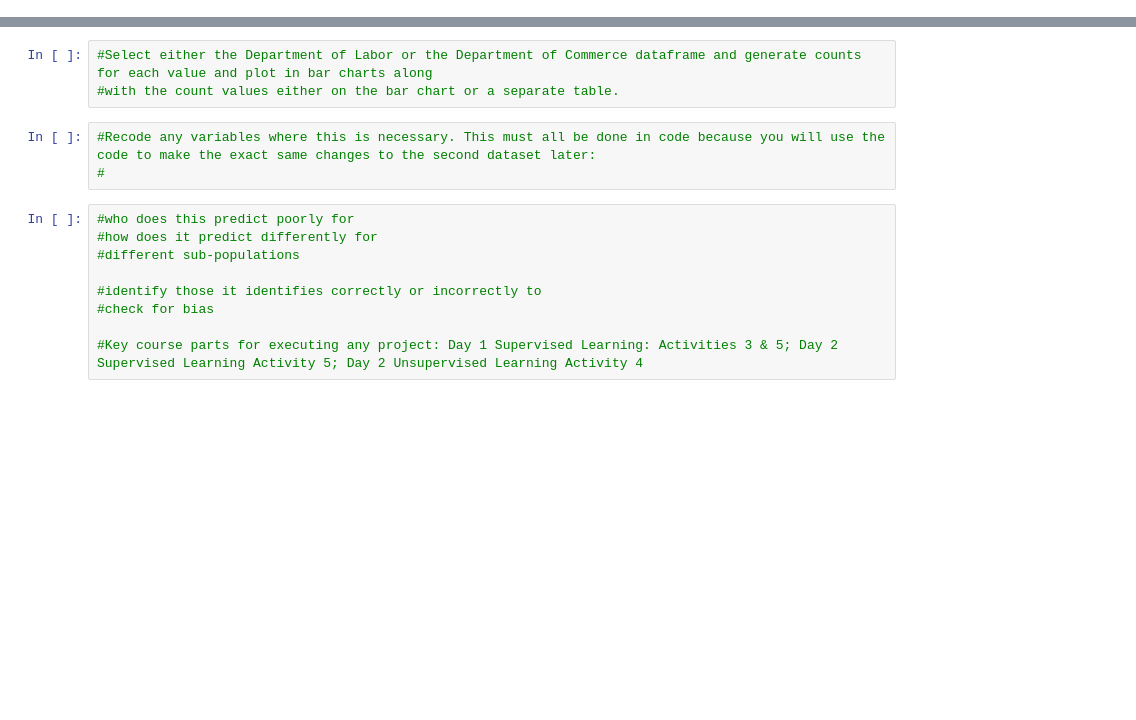
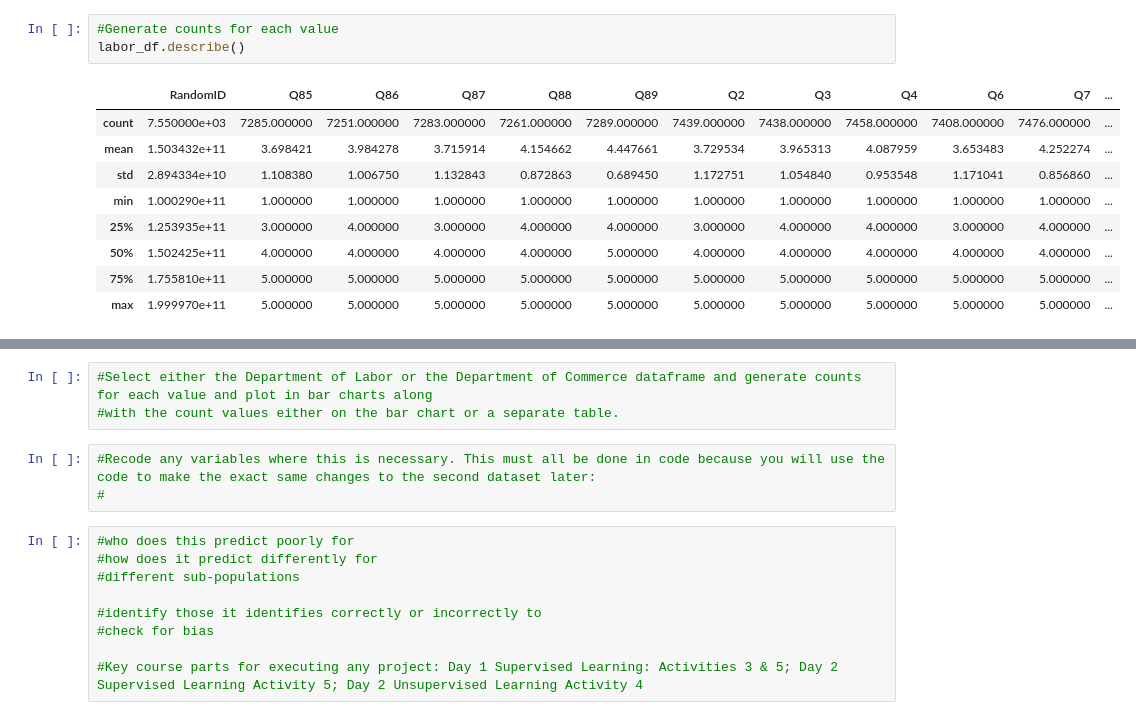
Before and after one commit to CJunger/agency-turnover, a Jupyter notebook: agency_analysis.ipynb, the cells around one changed output, grey strips where cells are left out. Saved outputs shown, nothing was run; the diff lists cells and outputs as text; blank space fills up the shorter version.

```diff
--- a/agency_analysis.ipynb
+++ b/agency_analysis.ipynb
@@ -4,0 +39,13 @@
+# %%
+#Generate counts for each value
+labor_df.describe()
+# %% [output]
+|  | RandomID | Q85 | Q86 | Q87 | Q88 | Q89 | Q2 | Q3 | Q4 | Q6 | Q7 | ... |
+| count | 7.550000e+03 | 7285.000000 | 7251.000000 | 7283.000000 | 7261.000000 | 7289.000000 | 7439.000000 | 7438.000000 | 7458.000000 | 7408.000000 | 7476.000000 | ... |
+| mean | 1.503432e+11 | 3.698421 | 3.984278 | 3.715914 | 4.154662 | 4.447661 | 3.729534 | 3.965313 | 4.087959 | 3.653483 | 4.252274 | ... |
+| std | 2.894334e+10 | 1.108380 | 1.006750 | 1.132843 | 0.872863 | 0.689450 | 1.172751 | 1.054840 | 0.953548 | 1.171041 | 0.856860 | ... |
+| min | 1.000290e+11 | 1.000000 | 1.000000 | 1.000000 | 1.000000 | 1.000000 | 1.000000 | 1.000000 | 1.000000 | 1.000000 | 1.000000 | ... |
+| 25% | 1.253935e+11 | 3.000000 | 4.000000 | 3.000000 | 4.000000 | 4.000000 | 3.000000 | 4.000000 | 4.000000 | 3.000000 | 4.000000 | ... |
+| 50% | 1.502425e+11 | 4.000000 | 4.000000 | 4.000000 | 4.000000 | 5.000000 | 4.000000 | 4.000000 | 4.000000 | 4.000000 | 4.000000 | ... |
+| 75% | 1.755810e+11 | 5.000000 | 5.000000 | 5.000000 | 5.000000 | 5.000000 | 5.000000 | 5.000000 | 5.000000 | 5.000000 | 5.000000 | ... |
+| max | 1.999970e+11 | 5.000000 | 5.000000 | 5.000000 | 5.000000 | 5.000000 | 5.000000 | 5.000000 | 5.000000 | 5.000000 | 5.000000 | ... |
```
Also changed, not shown: parts of 25 cells of this notebook.
